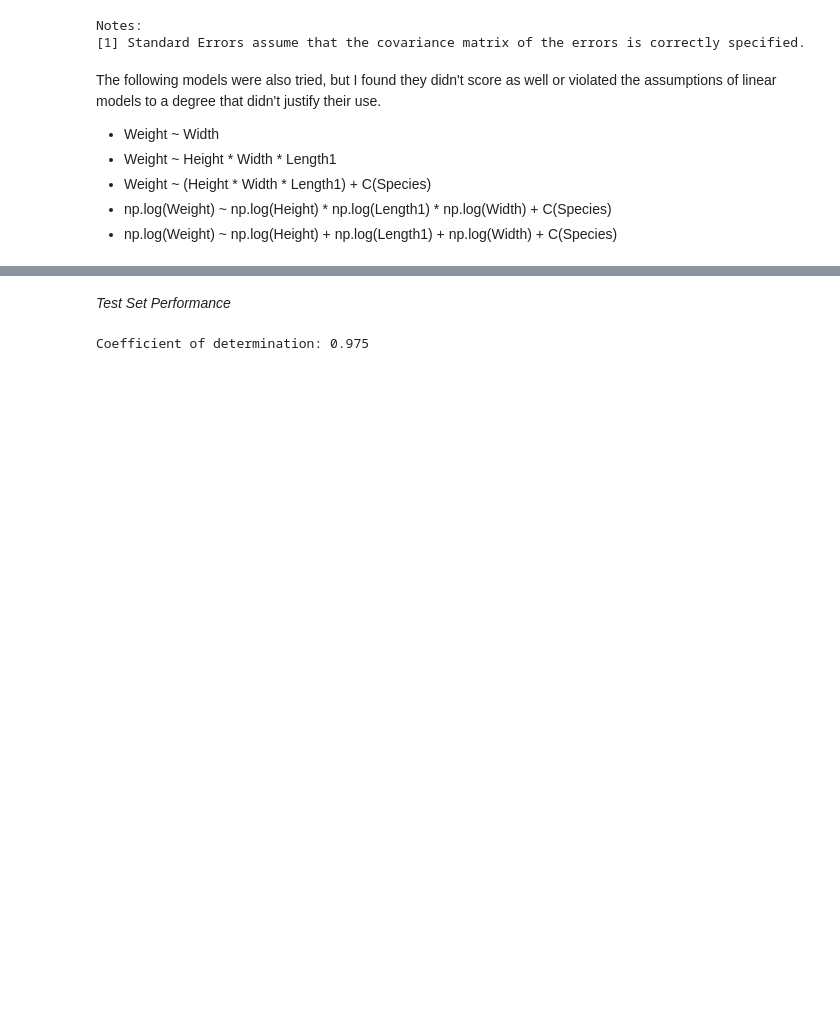
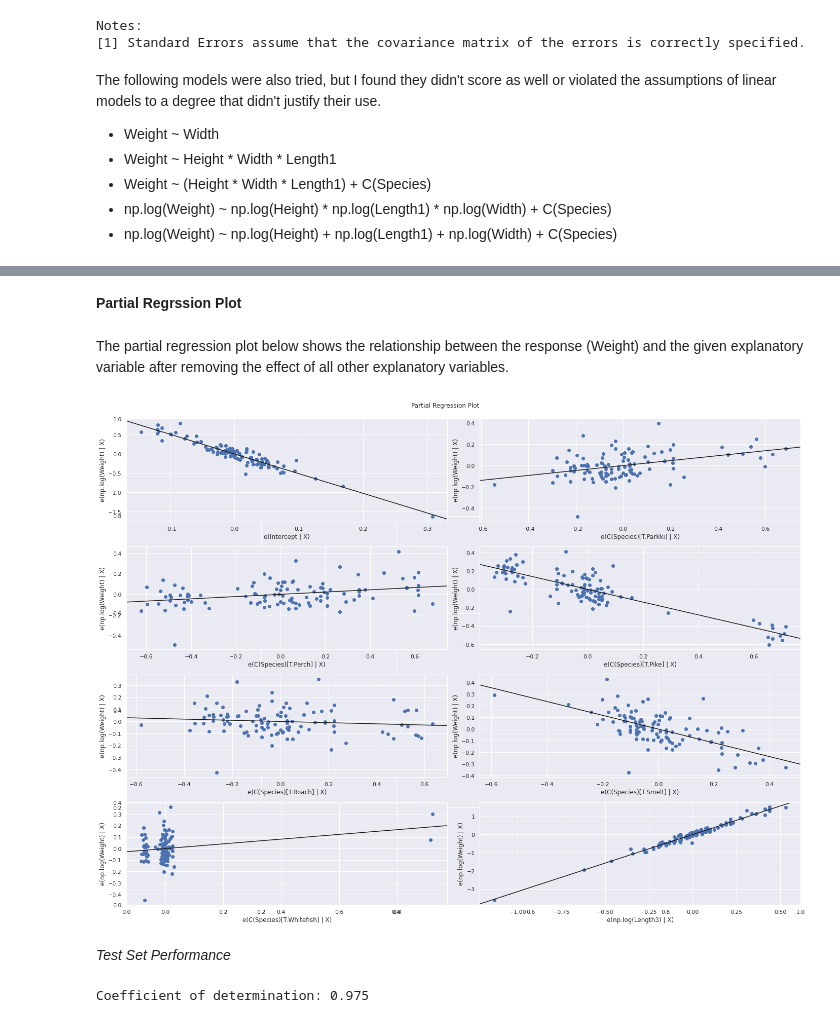
Before and after one commit to aedenj/flink-machine-learning-fish-market-example, a Jupyter notebook: model/model.ipynb, the cells around one changed output, grey strips where cells are left out. Saved outputs shown, nothing was run; the diff lists cells and outputs as text; code cells hidden in the pictures; blank space fills up the shorter version.

```diff
--- a/model/model.ipynb
+++ b/model/model.ipynb
@@ -355,3 +333,15 @@ The following models were also tried, but I found they didn't score as well or v
+# %% [markdown]
+**Partial Regrssion Plot**
+# %% [markdown]
+The partial regression plot below shows the relationship between the response (Weight) and the given explanatory variable after removing the effect of all other explanatory variables.
+# %%
+fig, ax = plt.subplots(figsize=(20, 15))
+sm.graphics.plot_partregress_grid(res, fig=fig)
+plt.show()
+
+# Reference: https://www.statsmodels.org/stable/examples/notebooks/generated/regression_plots.html
+# %% [output]
+[figure, added]
 # %% [markdown]
 *Test Set Performance*
 # %%
```
Also changed, not shown: parts of 16 cells of this notebook, 2 other files.
